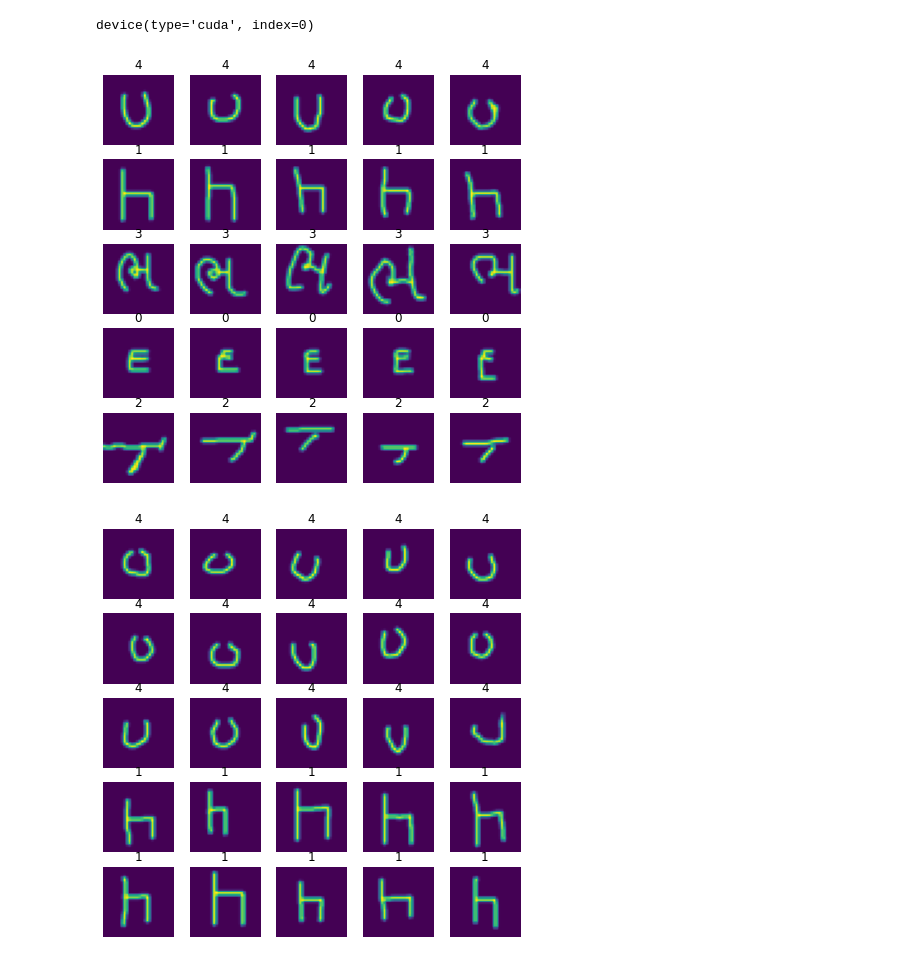
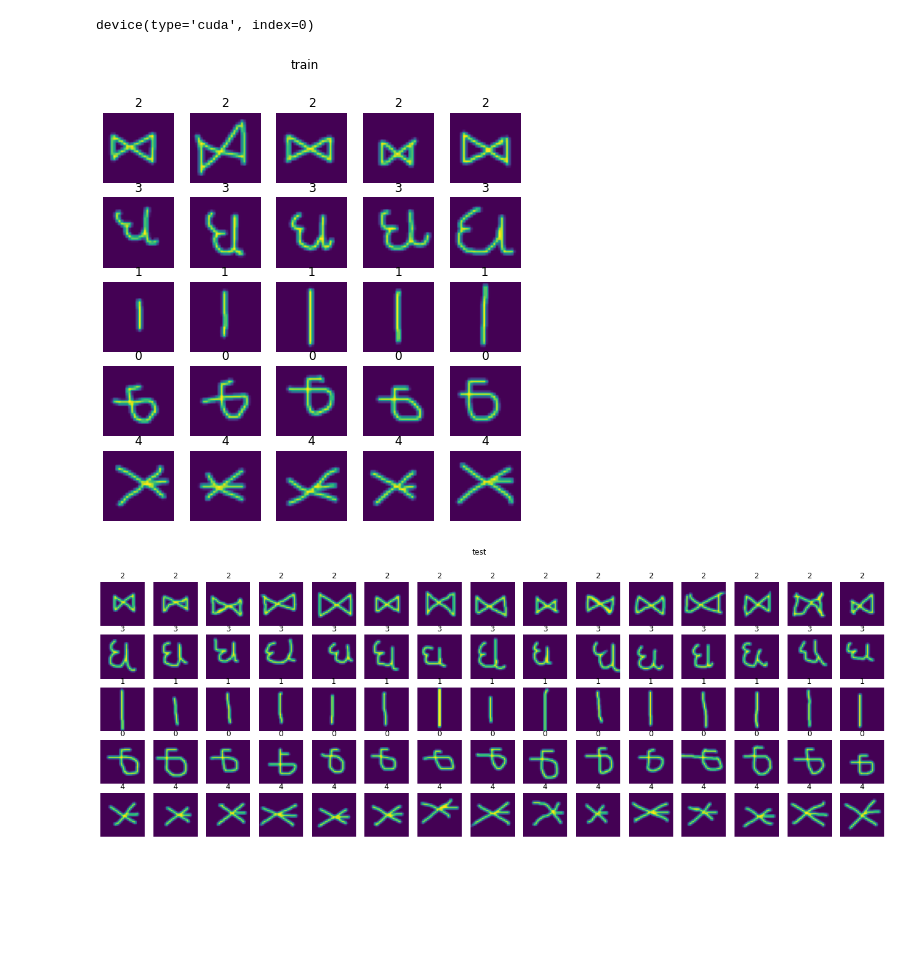
Before and after one commit to mprzewie/marcin-learning, a Jupyter notebook: hyper_fsl/hyper_omniglot.ipynb, the cells around one changed output. Drawn from its saved outputs; the diff is of its cells as text; code cells hidden in the pictures; blank space fills up the shorter version.

```diff
--- a/hyper_fsl/hyper_omniglot.ipynb
+++ b/hyper_fsl/hyper_omniglot.ipynb
@@ -23,39 +23,39 @@ device(type='cuda', index=0)
 N, K = 5, 5
 
 dataset = omniglot("data", ways=N, shots=K, test_shots=15, meta_train=True, download=True)
-dataloader = BatchMetaDataLoader(dataset, batch_size=16, num_workers=0)
+dataloader = BatchMetaDataLoader(
+    dataset, batch_size=128, num_workers=0,
+#     shuffle=True
+    shuffle=True
+)
 # %%
 for T in dataloader:
     break
-# %%
-x, y = T["train"]
-x, y = x[0], y[0]
-
-fig, ax= plt.subplots(N, K, figsize=(1.5*K, 1.5*N,))
-
-for n in range(N):
-    for k in range(K):
-        i = n*K + k
-        ax[n,k].imshow(x[i].squeeze())
-        ax[n,k].set_title(f"{y[i]}")
-        ax[n,k].axis("off")
-
-plt.show()
-
-x, y = T["test"]
-x, y = x[0], y[0]
-
-fig, ax= plt.subplots(N, K, figsize=(1.5*K, 1.5*N,))
-
-for n in range(N):
-    for k in range(K):
-        i = n*K + k
-        ax[n,k].imshow(x[i].squeeze())
-        ax[n,k].set_title(f"{y[i]}")
-        ax[n,k].axis("off")
-# %% [output]
-[figure, removed]
-[figure, removed]
+# %%
+def plot_task(
+    x_train, y_train, x_test, y_test, n
+):
+    for (t, x,y) in [("train",x_train, y_train), ("test", x_test, y_test)]:
+        k = len(x) // n
+        fig, ax = plt.subplots(n, k, figsize=(1.5*k, 1.5*n))
+        for n_ in range(n):
+            for k_ in range(k):
+                i = n_*k + k_
+                ax[n_,k_].imshow(x[i].squeeze())
+                ax[n_,k_].set_title(f"{y[i]}")
+                ax[n_,k_].axis("off")
+        fig.suptitle(t)
+
+
+#     print([t.shape for t in [x_train, y_train, x_test, y_test]])
+# %%
+x_train, y_train = T["train"]
+x_test, y_test = T["test"]
+
+plot_task(x_train[0], y_train[0], x_test[0], y_test[0], N)
+# %% [output]
+[figure, added]
+[figure, added]
 # %%
 target_net = nn.Sequential(
         nn.Conv2d(1, 8, 3, padding=1),
```
Also changed, not shown: parts of 3 cells of this notebook, 1 other file.
